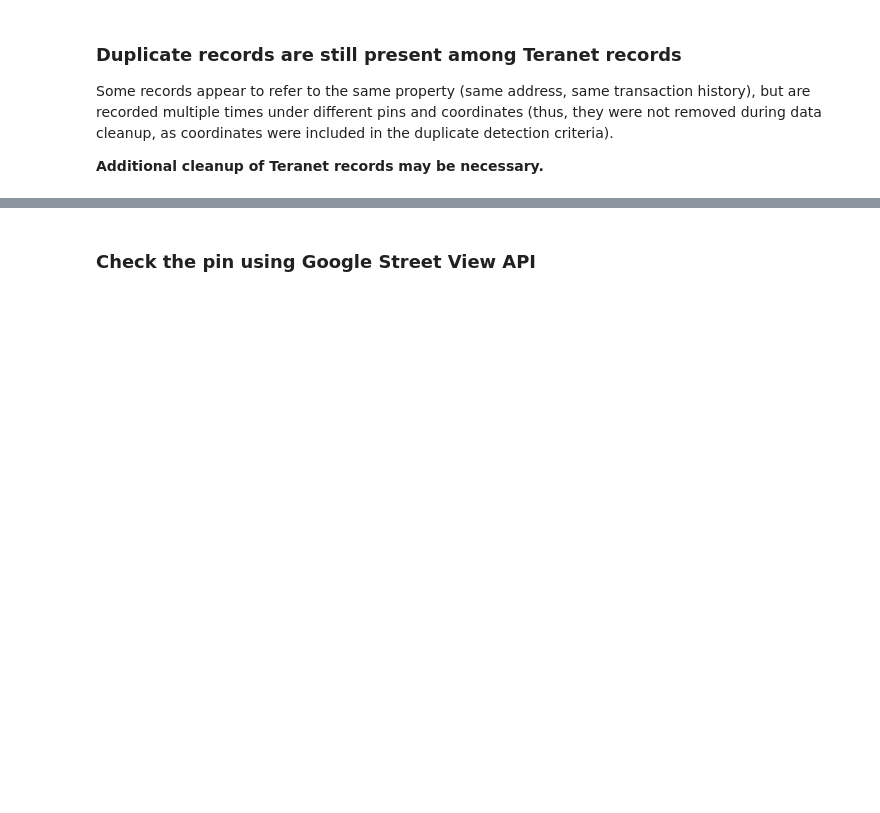
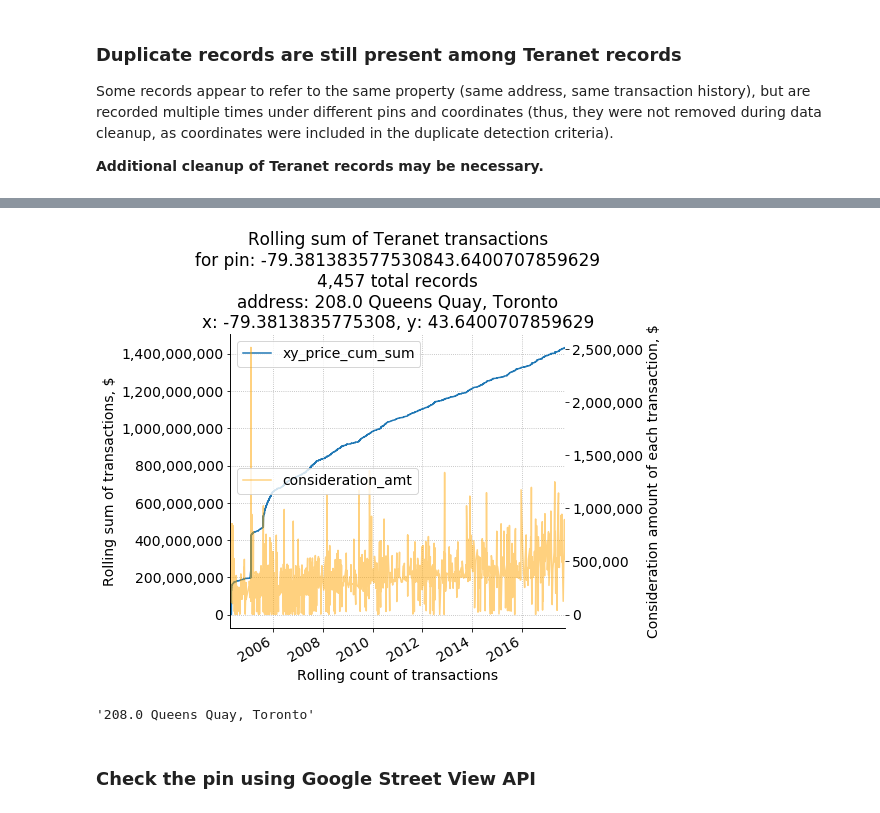
Before and after one commit to stepan-o/geo, a Jupyter notebook: notebooks/EDA/Teranet_new_cols_EDA.ipynb, the cells around one changed output, grey strips where cells are left out. Saved outputs shown, nothing was run; the diff lists cells and outputs as text; code cells hidden in the pictures; blank space fills up the shorter version.

Commit message:
add plot for xy with a higher count of records

```diff
--- a/notebooks/EDA/Teranet_new_cols_EDA.ipynb
+++ b/notebooks/EDA/Teranet_new_cols_EDA.ipynb
@@ -567,0 +569,3 @@ plotted_subset, add, x, y = \
+# %%
+top_xy = xy_counts.sort_values(ascending=False)
+top_xy.head(10)
@@ -568,3 +590,21 @@ plotted_subset, add, x, y = \
+# %%
+focus_id = top_xy.index[14]
+y1_label = "Rolling sum of transactions, $"
+y2_label = "Consideration amount of each transaction, $"
+x_label = "Rolling count of transactions"
+plotted_subset, add, x, y = \
+    plot_subset(df, focus_id, 'xy',
+                'registration_date', 'xy_price_cum_sum',
+                y_col2='consideration_amt',
+                p_x_label=x_label,
+                p_y1_label=y1_label, p_y2_label=y2_label,
+                return_subset=True, get_address=True)
+# %% [output]
+[figure, added]
+# %%
+add
+# %% [output]
+'208.0 Queens Quay, Toronto'
 # %% [markdown]
 ### Check the pin using Google Street View API
 # %%
```
Also changed, not shown: parts of 4 cells of this notebook.
